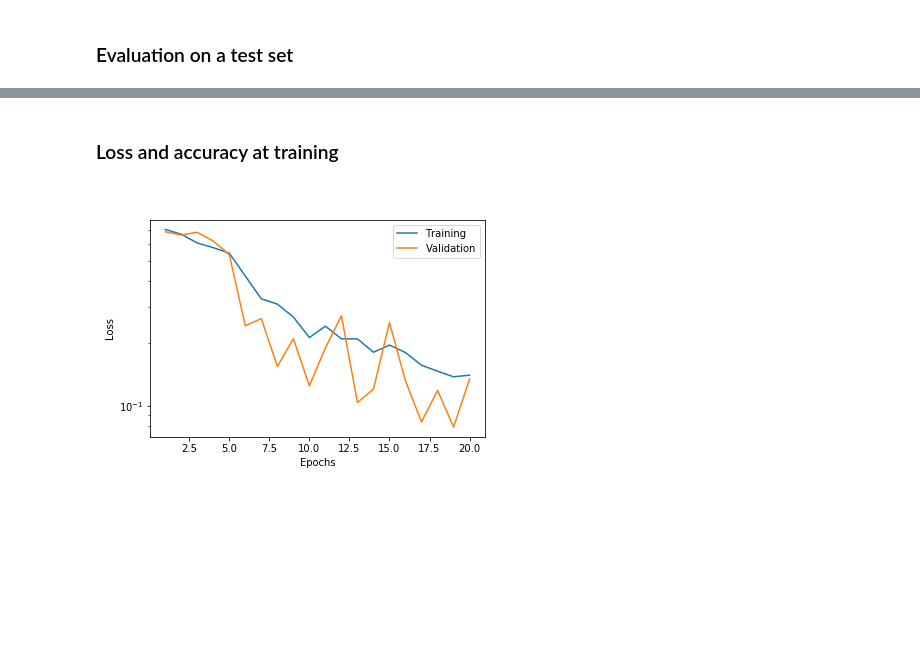
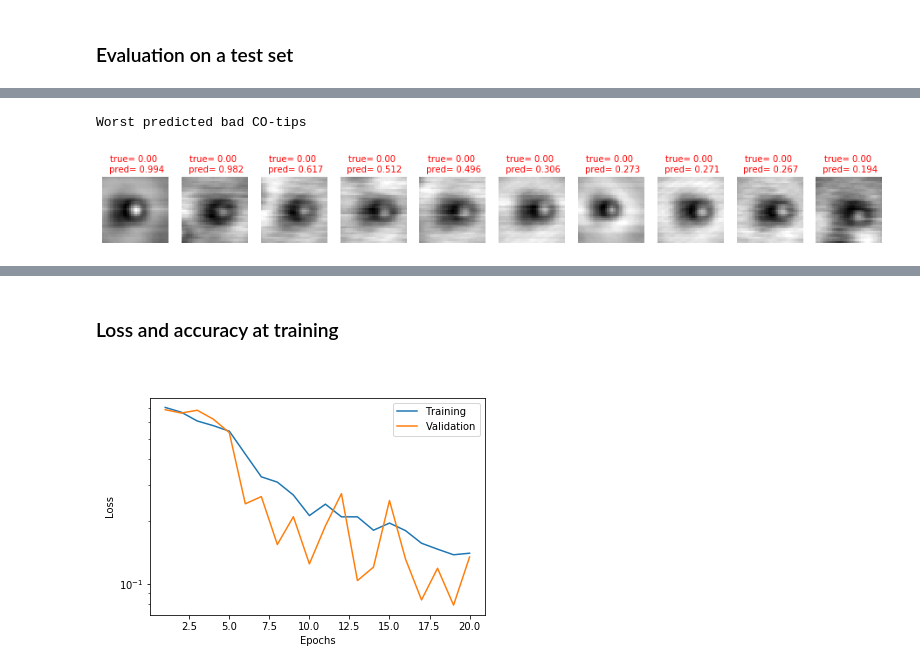
Before and after one commit to zigzagw/CO-tip_class_PyTorch, a Jupyter notebook: train_CO-tips.ipynb, the cells around one changed output, grey strips where cells are left out. Saved outputs shown, nothing was run; the diff lists cells and outputs as text; code cells hidden in the pictures; blank space fills up the shorter version.

```diff
--- a/train_CO-tips.ipynb
+++ b/train_CO-tips.ipynb
@@ -815,0 +890,9 @@ Training loop finished in 13.58957052230835s
+# %%
+plot_test_with_title(worst_predicted(0), "Worst predicted bad CO-tips")
+save_name = f'worst_predicted_bads.png'
+plt.savefig(save_dir+save_name, bbox_inches='tight', dpi=200)
+plt.show()
+plt.close()
+# %% [output]
+Worst predicted bad CO-tips
+[figure, added]
```
Also changed, not shown: parts of 17 cells of this notebook, 2 other files.
